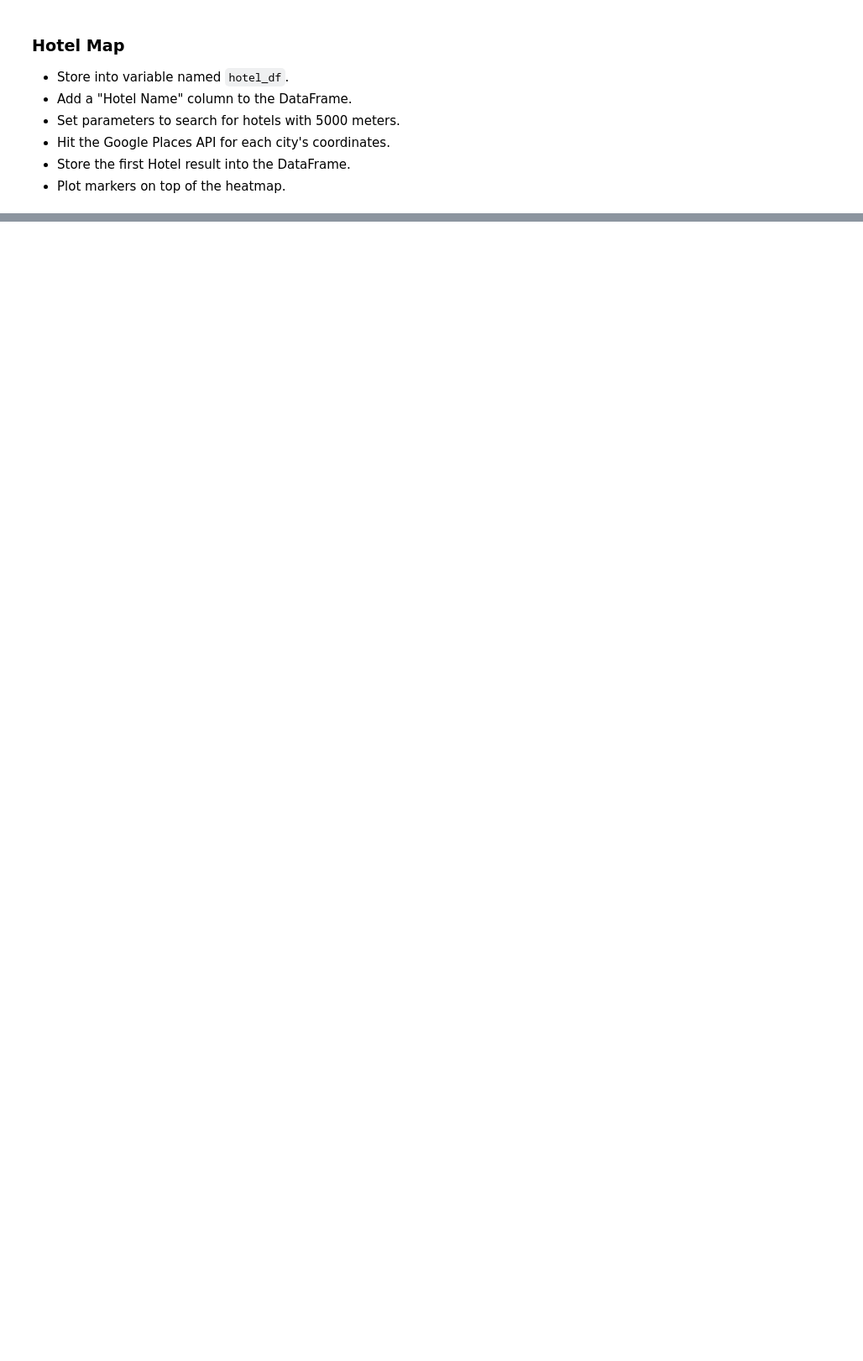
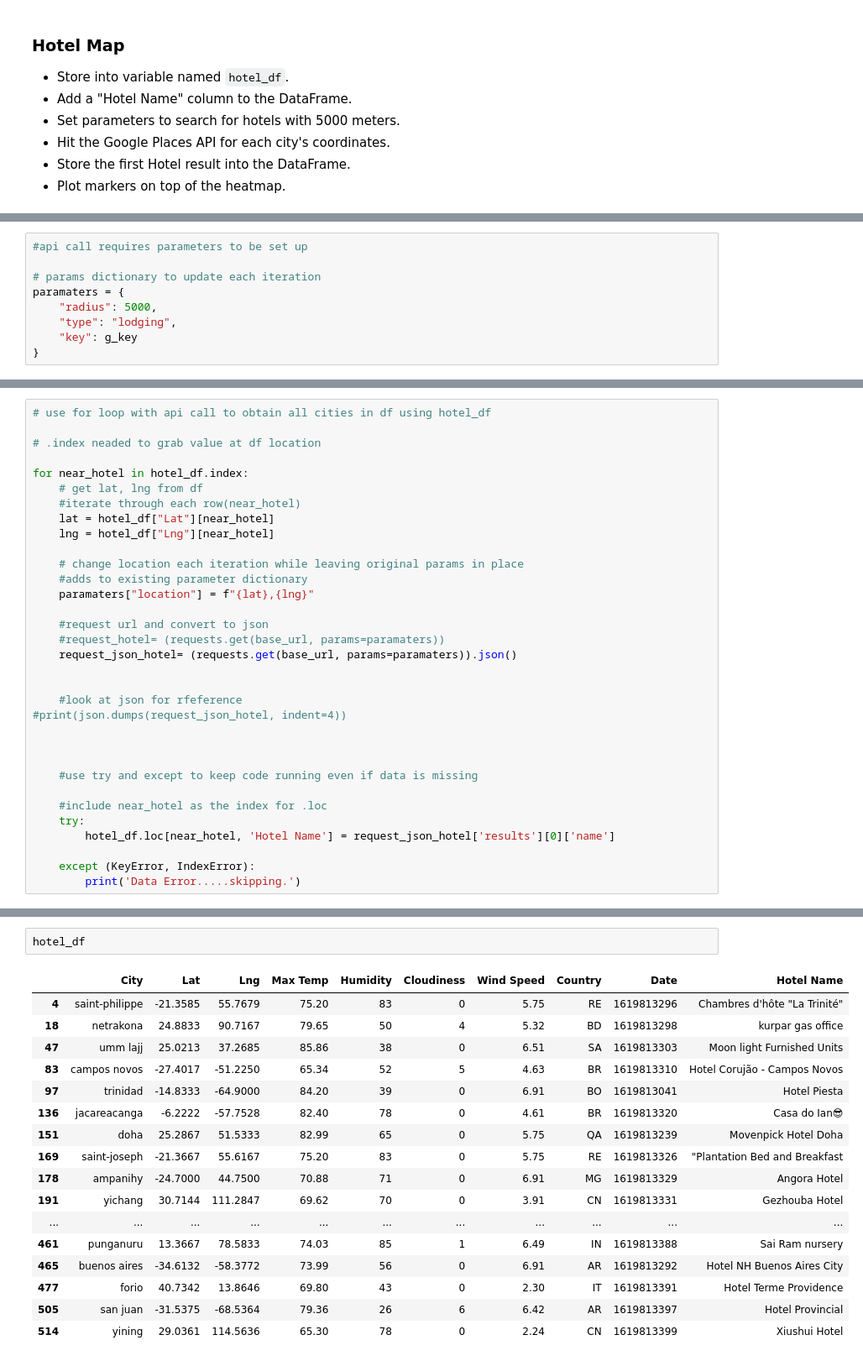
Before and after one commit to 3065923/Jake_API_Map, a Jupyter notebook: Vacation_Jake.py/Vacation_Jake_Py.ipynb, the cells around one changed output, grey strips where cells are left out. Shown: that part at 84% size. Saved outputs shown, nothing was run; the diff lists cells and outputs as text; blank space fills up the shorter version.

Commit message:
Google Places API call complete. Hotel names were added to df. Then markers were created to show hotel info.    Still cleaning to be done with the vacation.py.  Plotting still required for Weather.py.

```diff
--- a/Vacation_Jake.py/Vacation_Jake_Py.ipynb
+++ b/Vacation_Jake.py/Vacation_Jake_Py.ipynb
@@ -149,0 +158,9 @@ See the caveats in the documentation: https://pandas.pydata.org/pandas-docs/stab
+# %%
+#api call requires parameters to be set up
+
+# params dictionary to update each iteration
+paramaters = {
+    "radius": 5000,
+    "type": "lodging",
+    "key": g_key
+}
@@ -149,0 +199,33 @@ See the caveats in the documentation: https://pandas.pydata.org/pandas-docs/stab
+# %%
+# use for loop with api call to obtain all cities in df using hotel_df
+
+# .index neaded to grab value at df location
+
+for near_hotel in hotel_df.index:
+    # get lat, lng from df
+    #iterate through each row(near_hotel)
+    lat = hotel_df["Lat"][near_hotel]
+    lng = hotel_df["Lng"][near_hotel]
+
+    # change location each iteration while leaving original params in place
+    #adds to existing parameter dictionary
+    paramaters["location"] = f"{lat},{lng}"
+
+    #request url and convert to json
+    #request_hotel= (requests.get(base_url, params=paramaters))
+    request_json_hotel= (requests.get(base_url, params=paramaters)).json()
+
+
+    #look at json for rfeference
+#print(json.dumps(request_json_hotel, indent=4))
+
+
+
+    #use try and except to keep code running even if data is missing
+
+    #include near_hotel as the index for .loc
+    try:
+        hotel_df.loc[near_hotel, 'Hotel Name'] = request_json_hotel['results'][0]['name']
+
+    except (KeyError, IndexError):
+        print('Data Error.....skipping.')
@@ -149,0 +241,20 @@ See the caveats in the documentation: https://pandas.pydata.org/pandas-docs/stab
+# %%
+hotel_df
+# %% [output]
+|  | City | Lat | Lng | Max Temp | Humidity | Cloudiness | Wind Speed | Country | Date | Hotel Name |
+| 4 | saint-philippe | -21.3585 | 55.7679 | 75.20 | 83 | 0 | 5.75 | RE | 1619813296 | Chambres d'hôte "La Trinité" |
+| 18 | netrakona | 24.8833 | 90.7167 | 79.65 | 50 | 4 | 5.32 | BD | 1619813298 | kurpar gas office |
+| 47 | umm lajj | 25.0213 | 37.2685 | 85.86 | 38 | 0 | 6.51 | SA | 1619813303 | Moon light Furnished Units |
+| 83 | campos novos | -27.4017 | -51.2250 | 65.34 | 52 | 5 | 4.63 | BR | 1619813310 | Hotel Corujão - Campos Novos |
+| 97 | trinidad | -14.8333 | -64.9000 | 84.20 | 39 | 0 | 6.91 | BO | 1619813041 | Hotel Piesta |
+| 136 | jacareacanga | -6.2222 | -57.7528 | 82.40 | 78 | 0 | 4.61 | BR | 1619813320 | Casa do Ian😎 |
+| 151 | doha | 25.2867 | 51.5333 | 82.99 | 65 | 0 | 5.75 | QA | 1619813239 | Movenpick Hotel Doha |
+| 169 | saint-joseph | -21.3667 | 55.6167 | 75.20 | 83 | 0 | 5.75 | RE | 1619813326 | "Plantation Bed and Breakfast |
+| 178 | ampanihy | -24.7000 | 44.7500 | 70.88 | 71 | 0 | 6.91 | MG | 1619813329 | Angora Hotel |
+| 191 | yichang | 30.7144 | 111.2847 | 69.62 | 70 | 0 | 3.91 | CN | 1619813331 | Gezhouba Hotel |
+| ... | ... | ... | ... | ... | ... | ... | ... | ... | ... | ... |
+| 461 | punganuru | 13.3667 | 78.5833 | 74.03 | 85 | 1 | 6.49 | IN | 1619813388 | Sai Ram nursery |
+| 465 | buenos aires | -34.6132 | -58.3772 | 73.99 | 56 | 0 | 6.91 | AR | 1619813292 | Hotel NH Buenos Aires City |
+| 477 | forio | 40.7342 | 13.8646 | 69.80 | 43 | 0 | 2.30 | IT | 1619813391 | Hotel Terme Providence |
+| 505 | san juan | -31.5375 | -68.5364 | 79.36 | 26 | 6 | 6.42 | AR | 1619813397 | Hotel Provincial |
+| 514 | yining | 29.0361 | 114.5636 | 65.30 | 78 | 0 | 2.24 | CN | 1619813399 | Xiushui Hotel |
```
Also changed, not shown: parts of 16 cells of this notebook, 2 other files.
